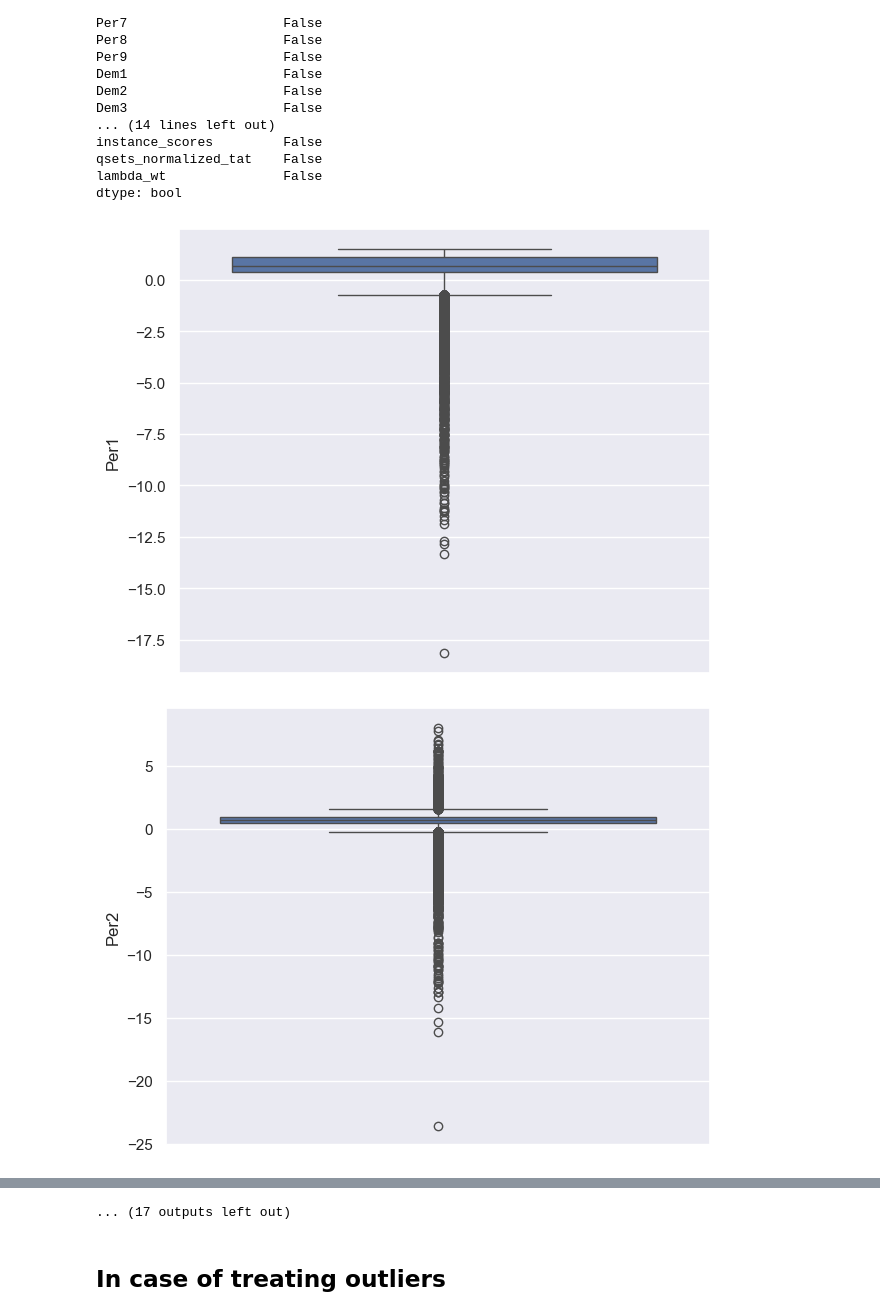
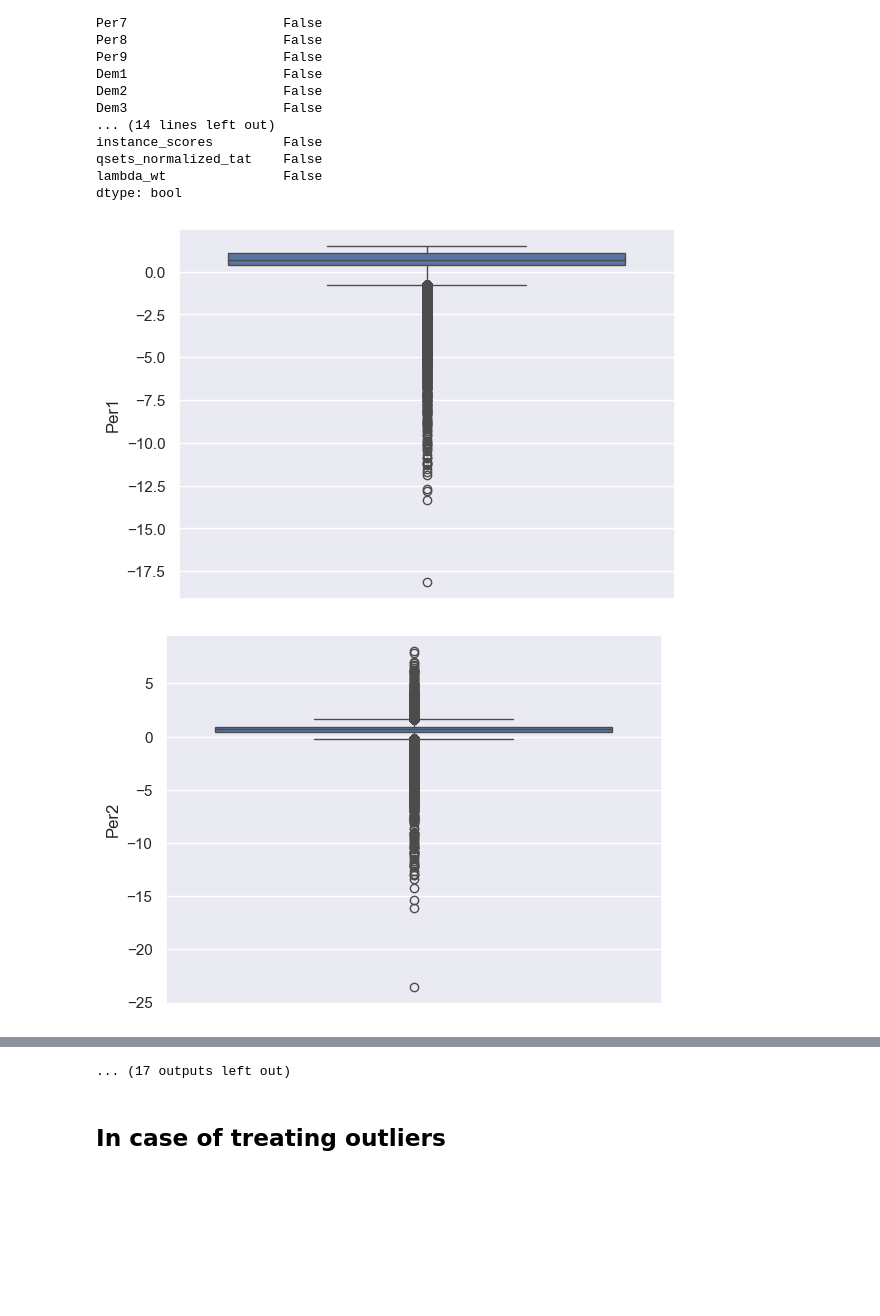
Before and after one commit to bikramcodes/Fraud-Transaction-Detector, a Jupyter notebook: notebooks/data_exploration.ipynb, the cells around one changed output, grey strips where cells are left out. Cells and saved outputs as stored; diff of their text form; code cells hidden in the pictures; blank space fills up the shorter version.

```diff
--- a/notebooks/data_exploration.ipynb
+++ b/notebooks/data_exploration.ipynb
@@ -431,9 +442,5 @@ lambdawts.shape
 # %% [output]
 (1400, 2)
-# %%
-# Refreshing the dictionary
-
-combined_data = {"geo" : geo, "instance" : instance, "lambdawts" : lambdawts, "qset" : qset, "all_data" : all_data }
 # %%
 # Checking the shape of the data
 
@@ -457,14 +468,16 @@ The shape of all_data file :  (284807, 29)
 # Merging the data frames one by one apart from lambdawts df
 # Repeatedly changed other dataframes to left join with all_data df.
 
-all_data = pd.merge(all_data, qset, on='id', how = 'left')
+all_data = pd.merge(all_data, combined_data["geo"], on='id', how = 'left')
+all_data = pd.merge(all_data, combined_data["instance"] , on='id', how = 'left')
+all_data = pd.merge(all_data, combined_data["qset"] , on='id', how = 'left')
 
 # Learning:
 # pd.merge() automatically merges columns with index prvided both have same names
 # %%
 # Merging lambdawts
 
-all_data = pd.merge(all_data, lambdawts, on='Group', how = 'left')
+all_data = pd.merge(all_data, combined_data["lambdawts"], on='Group', how = 'left')
 # %%
 # Checking the data
 
@@ -640,26 +643,29 @@ def boxplots(df, col):
 
 from pathlib import Path
 
-IMAGES_PATH = Path().cwd().parent/"images"
+IMAGES_PATH = Path().cwd()/"images"
 IMAGES_PATH.mkdir(parents=True, exist_ok=True)
 
-def save_fig(fig_id, tight_layout=True, fig_extension="png", resolution=300):
+def save_fig(df, fig_id, tight_layout=True, fig_extension="png", resolution=300):
+
     path = IMAGES_PATH / f"{fig_id}.{fig_extension}"
     if tight_layout:
         plt.tight_layout()
+    sns.boxplot(df[fig_id])
     plt.savefig(path, format=fig_extension, dpi=resolution)
+    plt.show()
 
 
 # Saving the function as save_images.py
 # %%
 # Getting box_plots and saving the corresponding boxplots as images with corresponding column name
 
 for i in list(X.select_dtypes(exclude = ['object']).columns):
-    boxplots(X, i)
+    save_fig(X, i)
 
 # Outcome:
 # Outliers are there
 # I am not treating the outlier since the range is very low
 # %% [output]
-[figure, old version]
+[figure, new version]
-[figure, old version]
+[figure, new version]
```
Also changed, not shown: parts of 61 cells of this notebook, 35 other files.
